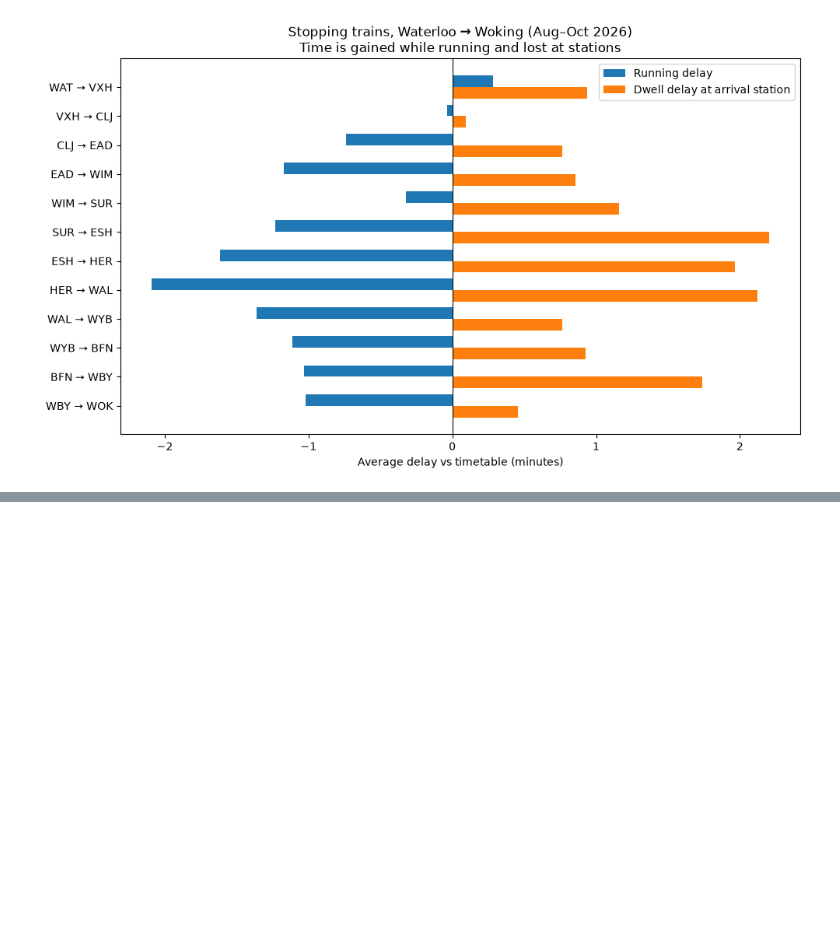
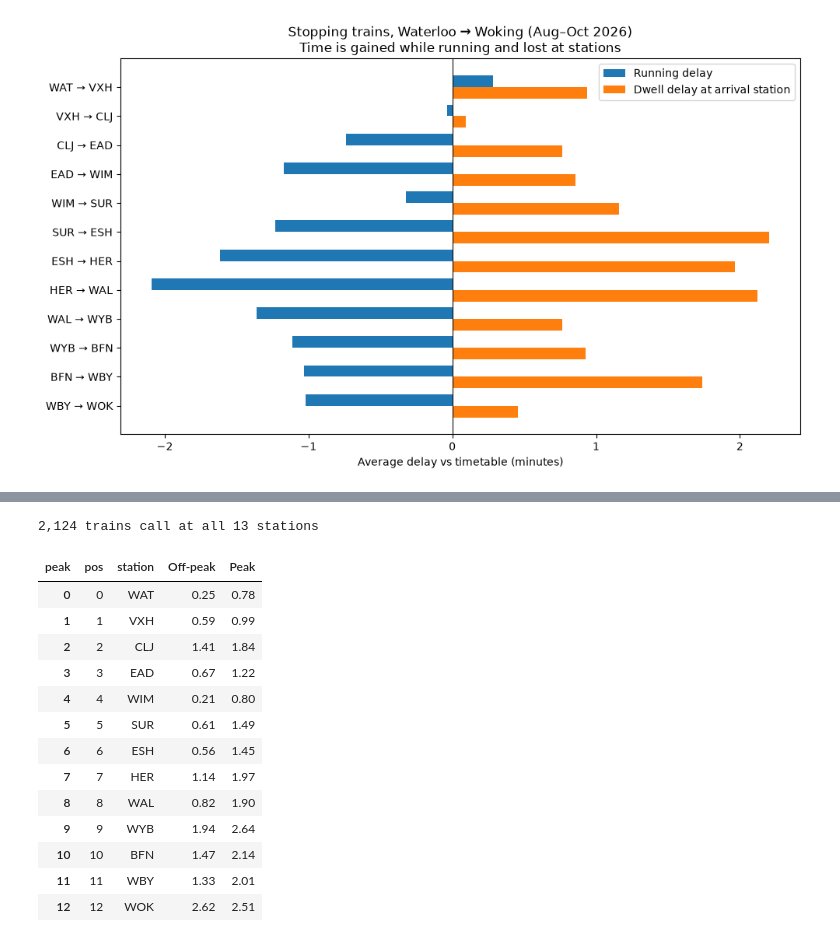
Before and after one commit to SAMUELAY1/railway-timetable-runtime-simulation, a Jupyter notebook: docs/notebook:01_explore.ipynb, the cells around one changed output, grey strips where cells are left out. Cells and saved outputs as stored; diff of their text form; code cells hidden in the pictures; blank space fills up the shorter version.

```diff
--- a/docs/notebook:01_explore.ipynb
+++ b/docs/notebook:01_explore.ipynb
@@ -147,0 +201,31 @@ plt.show()
+# %%
+# All station trains
+stops = adjacent.groupby("rid").size()
+all_stations = stops[stops == len(config.ROUTE_STATIONS) - 1].index
+print(f"{len(all_stations):,} trains call at all {len(config.ROUTE_STATIONS)} stations")
+
+stopping = lateness[lateness["rid"].isin(all_stations)]
+profile_stopping = (
+    stopping.groupby(["pos", "station", "peak"])["lateness"]
+    .mean()
+    .unstack("peak")
+    .rename(columns={False: "Off-peak", True: "Peak"})
+    .reset_index()
+)
+profile_stopping.round(2)
+# %% [output]
+2,124 trains call at all 13 stations
+| peak | pos | station | Off-peak | Peak |
+| 0 | 0 | WAT | 0.25 | 0.78 |
+| 1 | 1 | VXH | 0.59 | 0.99 |
+| 2 | 2 | CLJ | 1.41 | 1.84 |
+| 3 | 3 | EAD | 0.67 | 1.22 |
+| 4 | 4 | WIM | 0.21 | 0.80 |
+| 5 | 5 | SUR | 0.61 | 1.49 |
+| 6 | 6 | ESH | 0.56 | 1.45 |
+| 7 | 7 | HER | 1.14 | 1.97 |
+| 8 | 8 | WAL | 0.82 | 1.90 |
+| 9 | 9 | WYB | 1.94 | 2.64 |
+| 10 | 10 | BFN | 1.47 | 2.14 |
+| 11 | 11 | WBY | 1.33 | 2.01 |
+| 12 | 12 | WOK | 2.62 | 2.51 |
```
Also changed, not shown: parts of 8 cells of this notebook, 3 other files.
